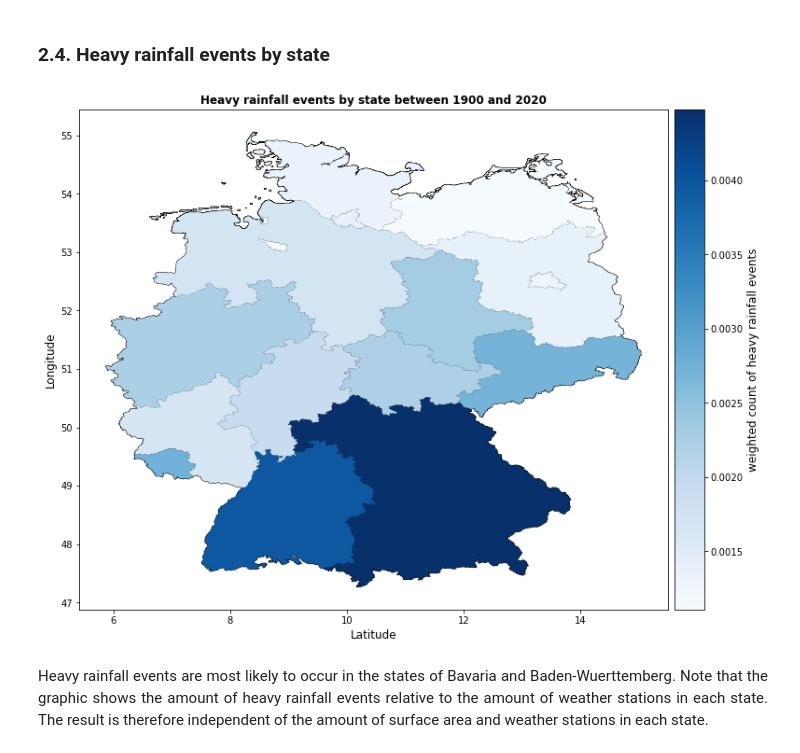
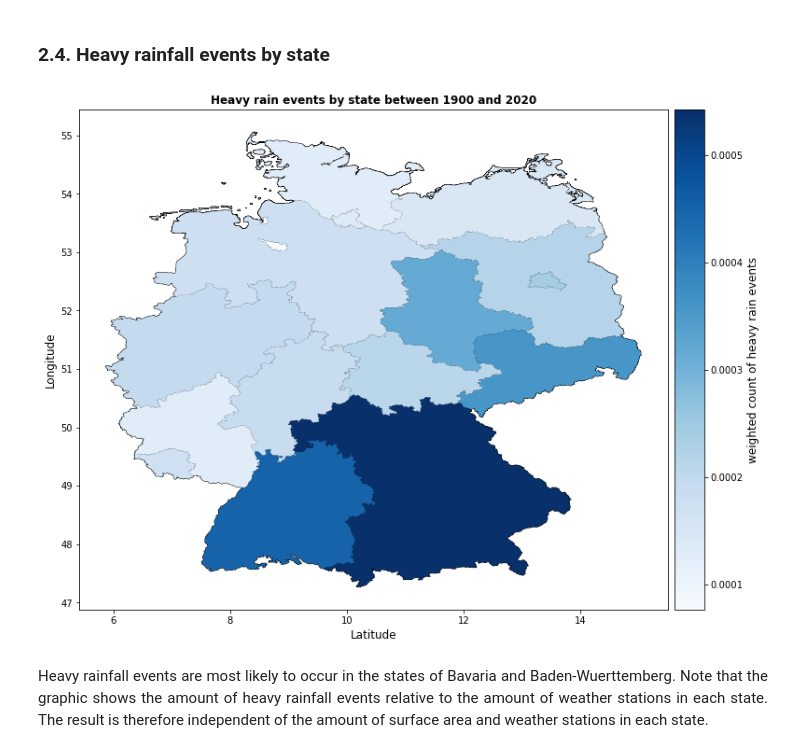
Before and after one commit to janikvalentin/heavy_rainfall_events, a Jupyter notebook: Extreme_weather_phenomena.ipynb, the cells around one changed output. Drawn from its saved outputs; the diff is of its cells as text; code cells hidden in the pictures.

```diff
--- a/Extreme_weather_phenomena.ipynb
+++ b/Extreme_weather_phenomena.ipynb
@@ -390,7 +391,7 @@ df_geo_merge = geo_de.merge(df_stations, left_on='NAME_1', right_on='STATE')
 df_geo_merge = df_geo_merge.merge(df_clean, on='STATIONS_ID')
 # %%
 # filter on heavy rainfall events
-df_geo_rainfall = df_geo_merge[df_geo_merge['RSK']>=35]
+df_geo_rainfall = df_geo_merge[df_geo_merge['RSK']>60]
 
 # group by state
 df_geo_group = df_geo_rainfall.groupby('STATE').agg({'geometry': 'first',
@@ -412,12 +413,12 @@ df_geo_group = gpd.GeoDataFrame(df_geo_group)
 # %%
 plot_geodataframe(shapefile = geo_de,
                   data = df_geo_group,
                   column = 'ADJUSTED_RSK',
-                  title = 'Heavy rainfall events by state between 1900 and 2020',
-                  ylabel = 'weighted count of heavy rainfall events',
+                  title = 'Heavy rain events by state between 1900 and 2020',
+                  ylabel = 'weighted count of heavy rain events',
                   save_path = 'plots/hr_by_state.jpg')
 # %% [output]
-[figure, old version]
+[figure, new version]
 # %% [markdown]
 <div style="text-align: justify">
 Heavy rainfall events are most likely to occur in the states of Bavaria and Baden-Wuerttemberg. Note that the graphic shows the amount of heavy rainfall events relative to the amount of weather stations in each state. The result is therefore independent of the amount of surface area and weather stations in each state.
```
Also changed, not shown: parts of 8 cells of this notebook, 5 other files.
